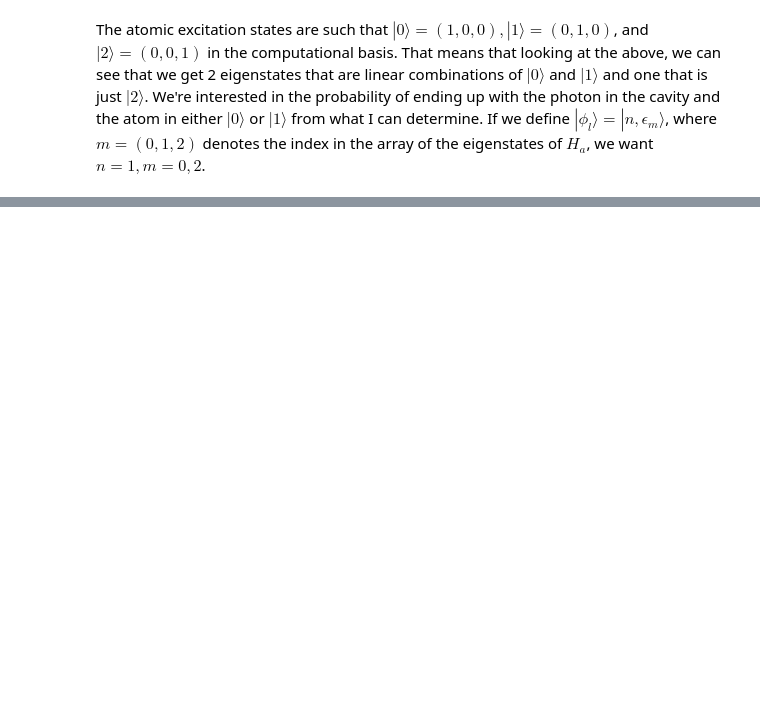
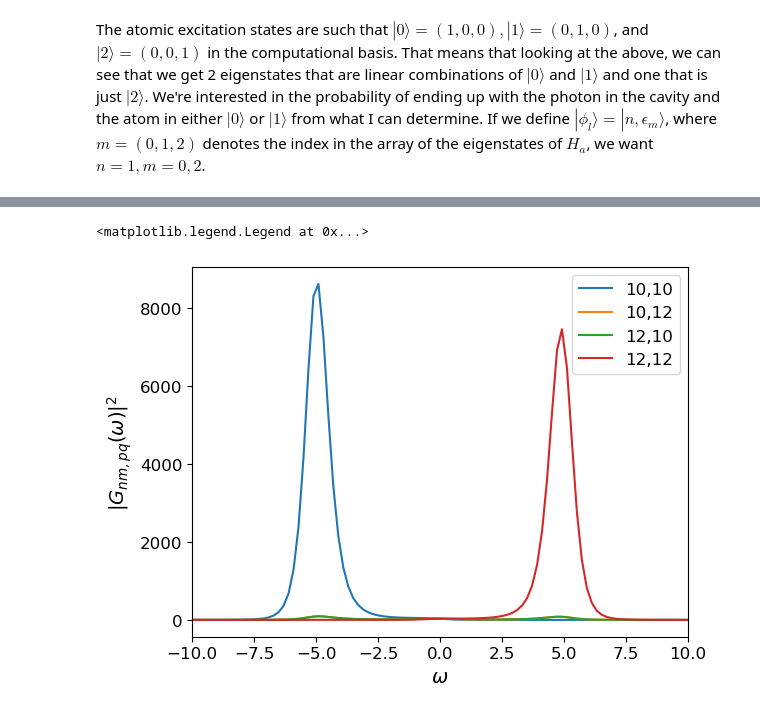
Before and after one commit to jleamer/mode_cooling, a Jupyter notebook: rydberg_calcs/gf_approach_1atom.ipynb, the cells around one changed output, grey strips where cells are left out. Saved outputs shown, nothing was run; the diff lists cells and outputs as text; code cells hidden in the pictures; blank space fills up the shorter version.

```diff
--- a/rydberg_calcs/gf_approach_1atom.ipynb
+++ b/rydberg_calcs/gf_approach_1atom.ipynb
@@ -241,0 +266,12 @@ plt.legend()
+# %%
+plt.plot(ω, np.abs(G1010) ** 2, label="10,10")
+plt.plot(ω, np.abs(G1012) ** 2, label="10,12")
+plt.plot(ω, np.abs(G1210) ** 2, label="12,10")
+plt.plot(ω, np.abs(G1212) ** 2, label="12,12")
+plt.xlabel("$\\omega$")
+plt.ylabel("$|G_{nm,pq}(\\omega)|^2$")
+plt.xlim([-10,10])
+plt.legend()
+# %% [output]
+<matplotlib.legend.Legend at 0x...>
+[figure, added]
```
Also changed, not shown: parts of 70 cells of this notebook.
